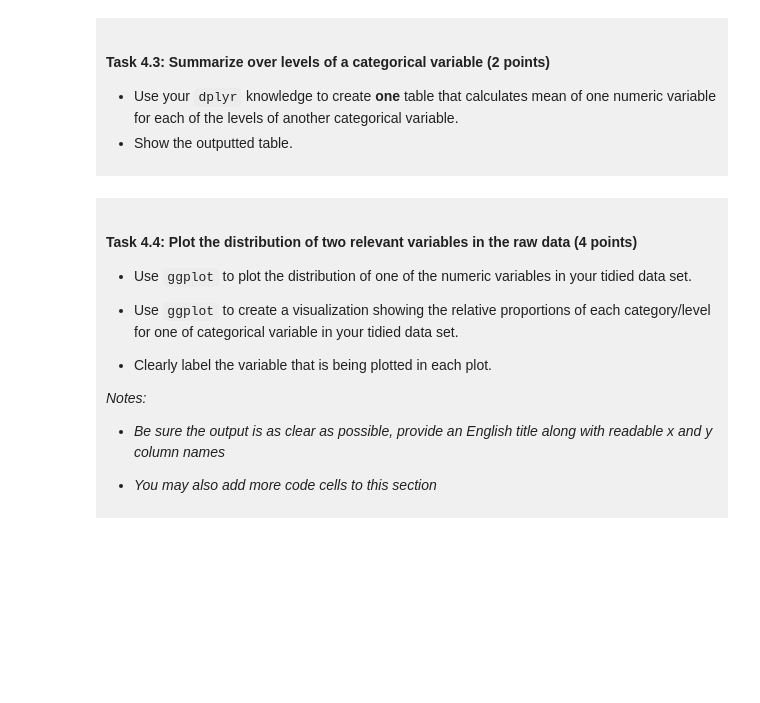
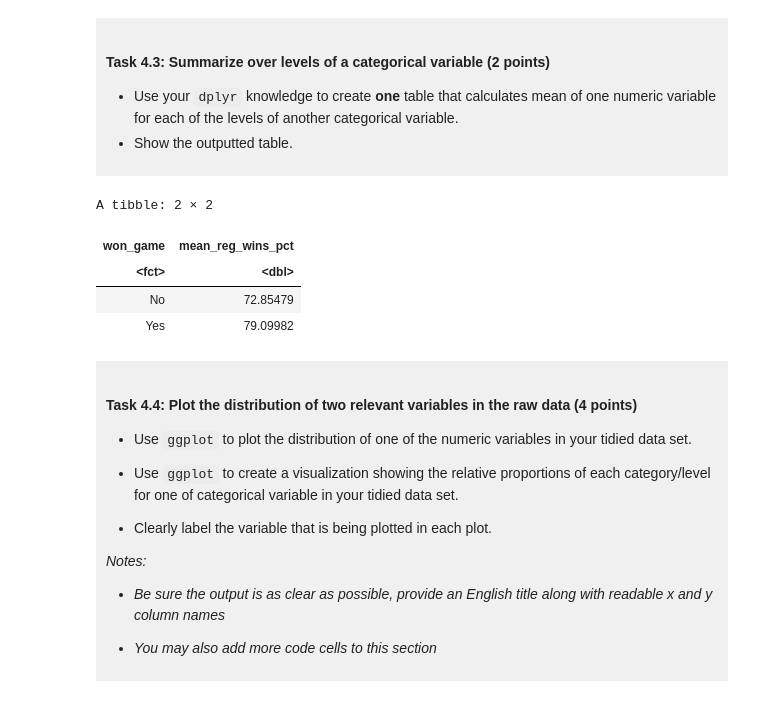
Before and after one commit to little-arthur/dsci_100_project_Leonard-Zheng, a Jupyter notebook: dsci-100-project-notebook.ipynb, the cells around one changed output. Drawn from its saved outputs; the diff is of its cells as text; code cells hidden in the pictures; blank space fills up the shorter version.

```diff
--- a/dsci-100-project-notebook.ipynb
+++ b/dsci-100-project-notebook.ipynb
@@ -283,7 +330,19 @@ You will refine your research question (if needed) and produce a tidy data set.
 - Show the outputted table.
 </div>
 # %%
-### EDIT THIS CODE CELL ###
+# Calculate the average regular-season win percentage (numeric variable) for each level of won_game (categorical variable)
+mean_by_group_table <- march_madness_tidy |>
+    # Group data by teams that did / did not win a tournament game
+    group_by(won_game) |>
+    # Calculate the mean win percentage for each group
+    summarize(mean_reg_wins_pct = mean(reg_wins_pct, na.rm = TRUE))
+mean_by_group_table
+# %% [output]
+A tibble: 2 × 2
+| won_game | mean_reg_wins_pct |
+| <fct> | <dbl> |
+| No | 72.85479 |
+| Yes | 79.09982 |
 # %% [markdown]
 <div style="background-color: #f0f0f0; padding: 10px;">
 
```
Also changed, not shown: parts of 4 cells of this notebook.
